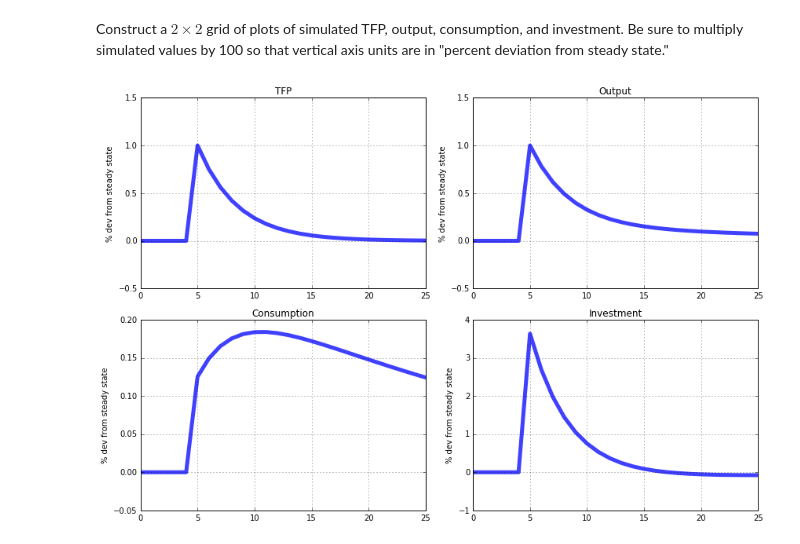
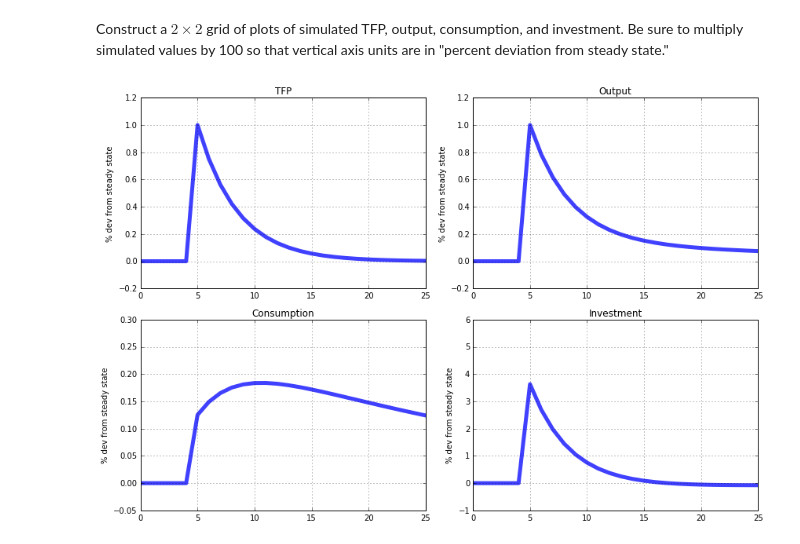
Before and after one commit to t-hdd/econ126, a Jupyter notebook: Lecture Notebooks/Econ126_Class_13.ipynb, the cells around one changed output. Cells and saved outputs as stored; diff of their text form; code cells hidden in the pictures.

```diff
--- a/Lecture Notebooks/Econ126_Class_13.ipynb
+++ b/Lecture Notebooks/Econ126_Class_13.ipynb
@@ -173,35 +173,35 @@ fig = plt.figure(figsize=(12,8))
 # Create upper-left axis. PROVIDED
 ax = fig.add_subplot(2,2,1)
 ax.plot(rbc_model.irs['e_a']['a']*100,'b',lw=5,alpha=0.75)
 ax.set_title('TFP')
 ax.set_ylabel('% dev from steady state')
-ax.set_ylim([-0.5,1.5])
+ax.set_ylim([-0.2,1.2])
 ax.grid()
 
 # Create upper-right axis. PROVIDED
 ax = fig.add_subplot(2,2,2)
 ax.plot(rbc_model.irs['e_a']['y']*100,'b',lw=5,alpha=0.75)
 ax.set_title('Output')
 ax.set_ylabel('% dev from steady state')
-ax.set_ylim([-0.5,1.5])
+ax.set_ylim([-0.2,1.2])
 ax.grid()
 
 # Create lower-left axis. PROVIDED
 ax = fig.add_subplot(2,2,3)
 ax.plot(rbc_model.irs['e_a']['c']*100,'b',lw=5,alpha=0.75)
 ax.set_title('Consumption')
 ax.set_ylabel('% dev from steady state')
-ax.set_ylim([-0.05,0.2])
+ax.set_ylim([-0.05,0.30])
 ax.grid()
 
 # Create lower-right axis. PROVIDED
 ax = fig.add_subplot(2,2,4)
 ax.plot(rbc_model.irs['e_a']['i']*100,'b',lw=5,alpha=0.75)
 ax.set_title('Investment')
 ax.set_ylabel('% dev from steady state')
-ax.set_ylim([-1,4])
+ax.set_ylim([-1,6])
 ax.grid()
 
 fig.tight_layout()
 # %% [output]
-[figure, old version]
+[figure, new version]
```
Also changed, not shown: parts of 4 cells of this notebook, 18 other files.
